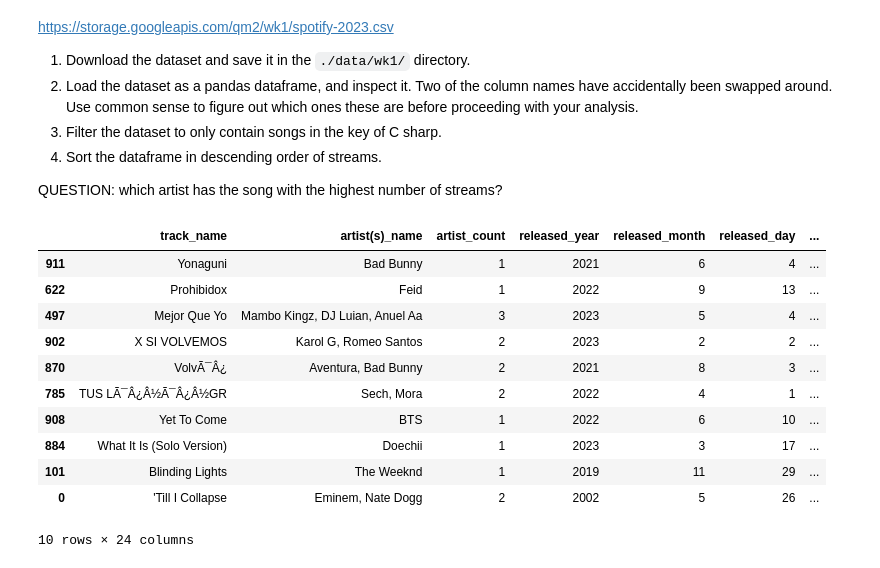
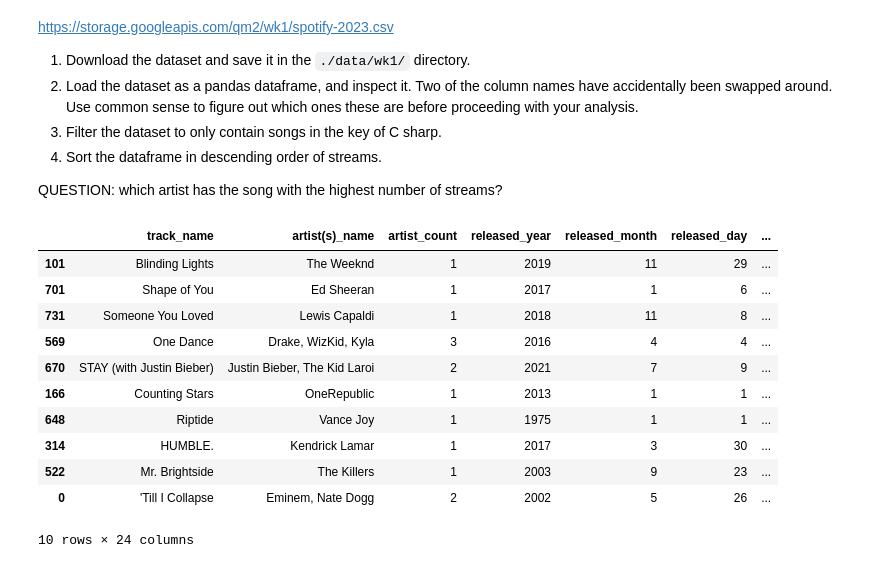
Before and after one commit to ouuuuy/QM2, a Jupyter notebook: W1_Python_Recap.ipynb, the cells around one changed output. Cells and saved outputs as stored; diff of their text form; code cells hidden in the pictures.

```diff
--- a/W1_Python_Recap.ipynb
+++ b/W1_Python_Recap.ipynb
@@ -238,22 +233,21 @@ https://storage.googleapis.com/qm2/wk1/spotify-2023.csv
 
 QUESTION: which artist has the song with the highest number of streams?
 # %%
-# use this code cell to answer the question
-spotifydata = pandas.read_csv('./data/wk1/spotify-2023.csv')
-spotifydata.rename(columns={'incorrect_column1': 'correct_column1', 'incorrect_column2': 'correct_column2'}, inplace=True)
+spotifydata = pandas.read_csv('spotify-2023.csv')
+spotifydata.rename(columns={'bpm': 'streams', 'streams': 'bpm'}, inplace=True)
 filtered_data = spotifydata[spotifydata['key'] == 'C#']
 sorted_data = filtered_data.sort_values(by='streams', ascending=False)
 sorted_data.head(10)
 # %% [output]
 |  | track_name | artist(s)_name | artist_count | released_year | released_month | released_day | ... |
-| 911 | Yonaguni | Bad Bunny | 1 | 2021 | 6 | 4 | ... |
-| 622 | Prohibidox | Feid | 1 | 2022 | 9 | 13 | ... |
-| 497 | Mejor Que Yo | Mambo Kingz, DJ Luian, Anuel Aa | 3 | 2023 | 5 | 4 | ... |
-| 902 | X SI VOLVEMOS | Karol G, Romeo Santos | 2 | 2023 | 2 | 2 | ... |
-| 870 | VolvÃ¯Â¿ | Aventura, Bad Bunny | 2 | 2021 | 8 | 3 | ... |
-| 785 | TUS LÃ¯Â¿Â½Ã¯Â¿Â½GR | Sech, Mora | 2 | 2022 | 4 | 1 | ... |
-| 908 | Yet To Come | BTS | 1 | 2022 | 6 | 10 | ... |
-| 884 | What It Is (Solo Version) | Doechii | 1 | 2023 | 3 | 17 | ... |
 | 101 | Blinding Lights | The Weeknd | 1 | 2019 | 11 | 29 | ... |
+| 701 | Shape of You | Ed Sheeran | 1 | 2017 | 1 | 6 | ... |
+| 731 | Someone You Loved | Lewis Capaldi | 1 | 2018 | 11 | 8 | ... |
+| 569 | One Dance | Drake, WizKid, Kyla | 3 | 2016 | 4 | 4 | ... |
+| 670 | STAY (with Justin Bieber) | Justin Bieber, The Kid Laroi | 2 | 2021 | 7 | 9 | ... |
+| 166 | Counting Stars | OneRepublic | 1 | 2013 | 1 | 1 | ... |
+| 648 | Riptide | Vance Joy | 1 | 1975 | 1 | 1 | ... |
+| 314 | HUMBLE. | Kendrick Lamar | 1 | 2017 | 3 | 30 | ... |
+| 522 | Mr. Brightside | The Killers | 1 | 2003 | 9 | 23 | ... |
 | 0 | 'Till I Collapse | Eminem, Nate Dogg | 2 | 2002 | 5 | 26 | ... |
 10 rows × 24 columns
```
Also changed, not shown: parts of 1 cell of this notebook.
